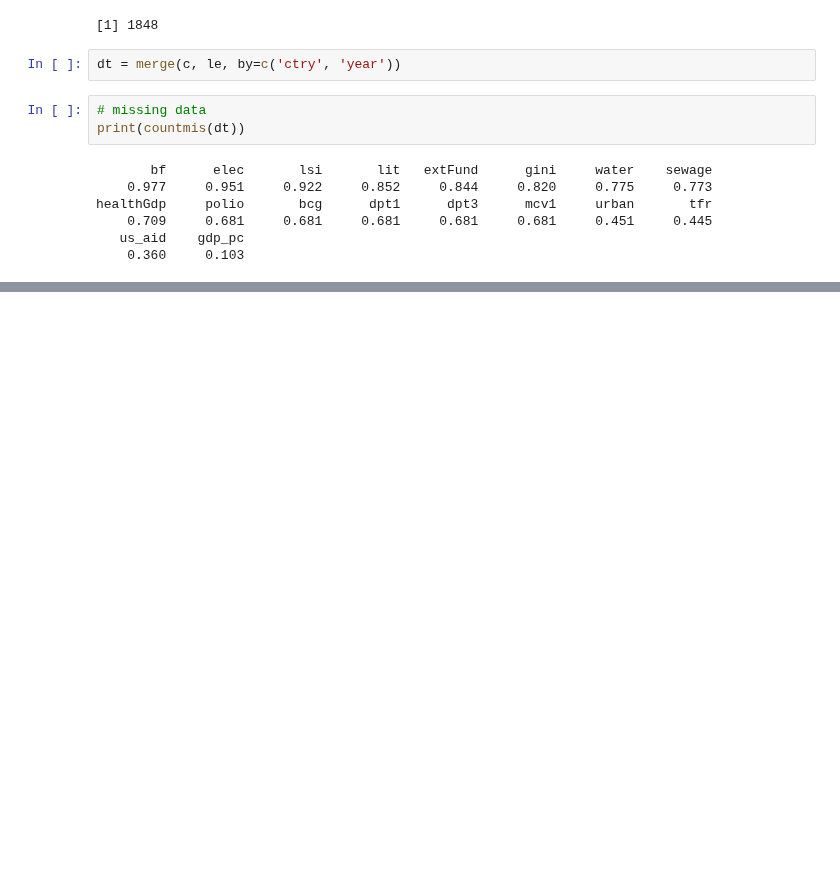
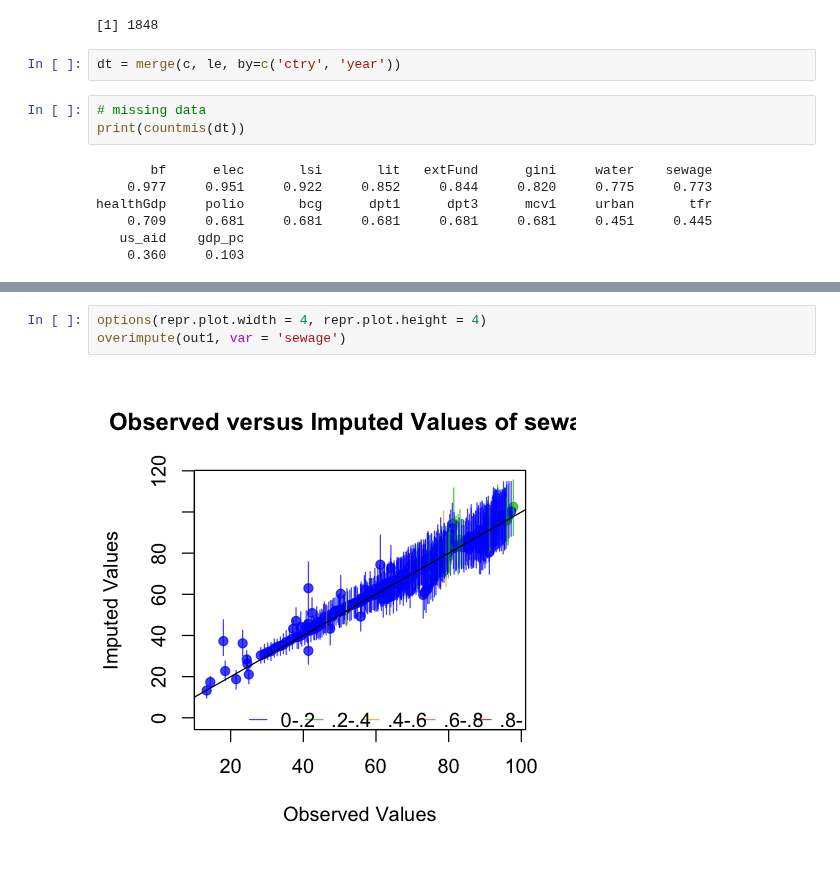
Before and after one commit to sdaza/lambda, a Jupyter notebook: notebooks/models_covariates.ipynb, the cells around one changed output, grey strips where cells are left out. Drawn from its saved outputs; the diff is of its cells as text; blank space fills up the shorter version.

```diff
--- a/notebooks/models_covariates.ipynb
+++ b/notebooks/models_covariates.ipynb
@@ -146,0 +156,5 @@ eval(parse(text=paste0(paste0('plot', 1:length(country_labels), collapse='+'), '
+# %%
+options(repr.plot.width = 4, repr.plot.height = 4)
+overimpute(out1, var = 'sewage')
+# %% [output]
+[figure, added]
```
Also changed, not shown: parts of 69 cells of this notebook.
